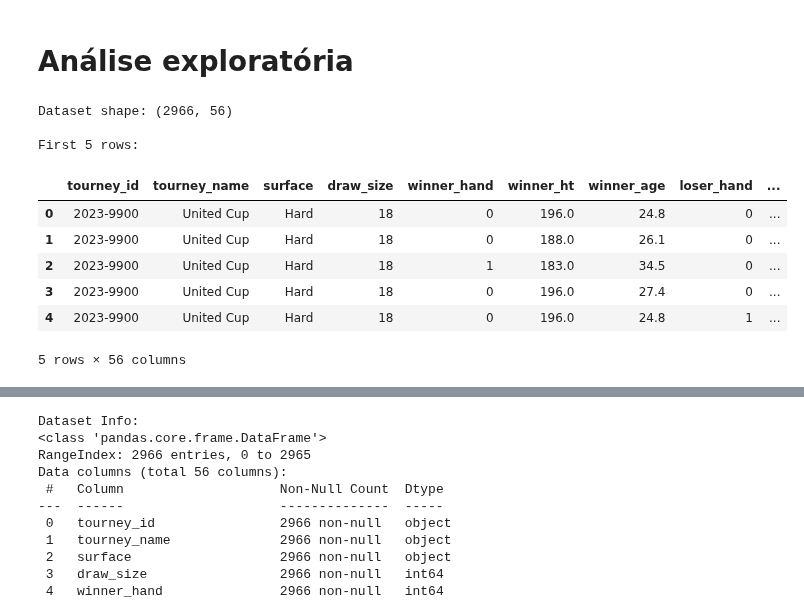
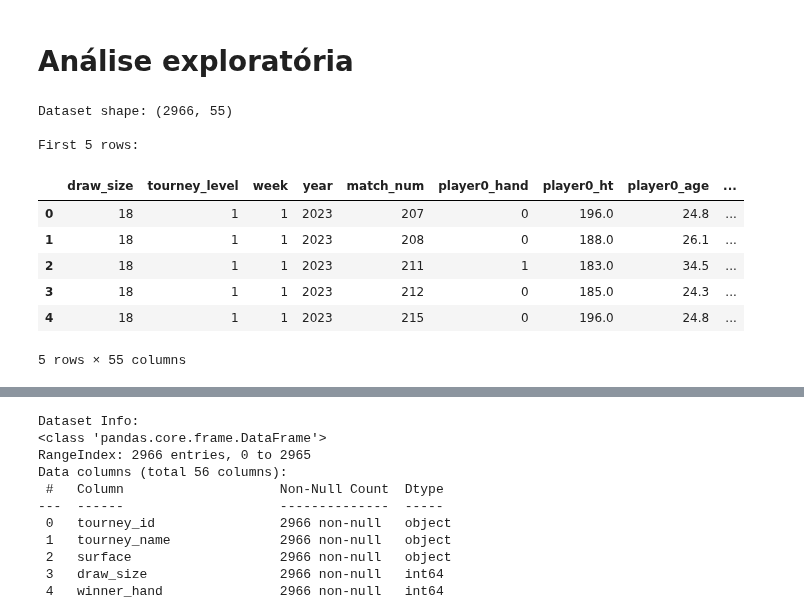
Before and after one commit to davialmeida135/tennis-match-prediction, a Jupyter notebook: data/explore.ipynb, the cells around one changed output, grey strips where cells are left out. Drawn from its saved outputs; the diff is of its cells as text; code cells hidden in the pictures.

```diff
--- a/data/explore.ipynb
+++ b/data/explore.ipynb
@@ -14,19 +14,19 @@ import missingno as msno
 #plt.rcParams["figure.figsize"] = (12, 8)
 # %%
 # Load the datasets
-initial_clean_df = pd.read_csv('pre_anon.csv', parse_dates=['tourney_date'])
+initial_clean_df = pd.read_csv('kaggle/transformed/final_anonymized_dagster_asset_version.csv')
 print(f"Dataset shape: {initial_clean_df.shape}")
 # Display the first few rows
 print("\nFirst 5 rows:")
 display(initial_clean_df.head())
 # %% [output]
-Dataset shape: (2966, 56)
+Dataset shape: (2966, 55)
 
 First 5 rows:
-|  | tourney_id | tourney_name | surface | draw_size | winner_hand | winner_ht | winner_age | loser_hand | ... |
-| 0 | 2023-9900 | United Cup | Hard | 18 | 0 | 196.0 | 24.8 | 0 | ... |
-| 1 | 2023-9900 | United Cup | Hard | 18 | 0 | 188.0 | 26.1 | 0 | ... |
-| 2 | 2023-9900 | United Cup | Hard | 18 | 1 | 183.0 | 34.5 | 0 | ... |
-| 3 | 2023-9900 | United Cup | Hard | 18 | 0 | 196.0 | 27.4 | 0 | ... |
-| 4 | 2023-9900 | United Cup | Hard | 18 | 0 | 196.0 | 24.8 | 1 | ... |
+|  | draw_size | tourney_level | week | year | match_num | player0_hand | player0_ht | player0_age | ... |
+| 0 | 18 | 1 | 1 | 2023 | 207 | 0 | 196.0 | 24.8 | ... |
+| 1 | 18 | 1 | 1 | 2023 | 208 | 0 | 188.0 | 26.1 | ... |
+| 2 | 18 | 1 | 1 | 2023 | 211 | 1 | 183.0 | 34.5 | ... |
+| 3 | 18 | 1 | 1 | 2023 | 212 | 0 | 185.0 | 24.3 | ... |
+| 4 | 18 | 1 | 1 | 2023 | 215 | 0 | 196.0 | 24.8 | ... |
-5 rows × 56 columns
+5 rows × 55 columns
```
Also changed, not shown: parts of 2 cells of this notebook, 1 other file.
